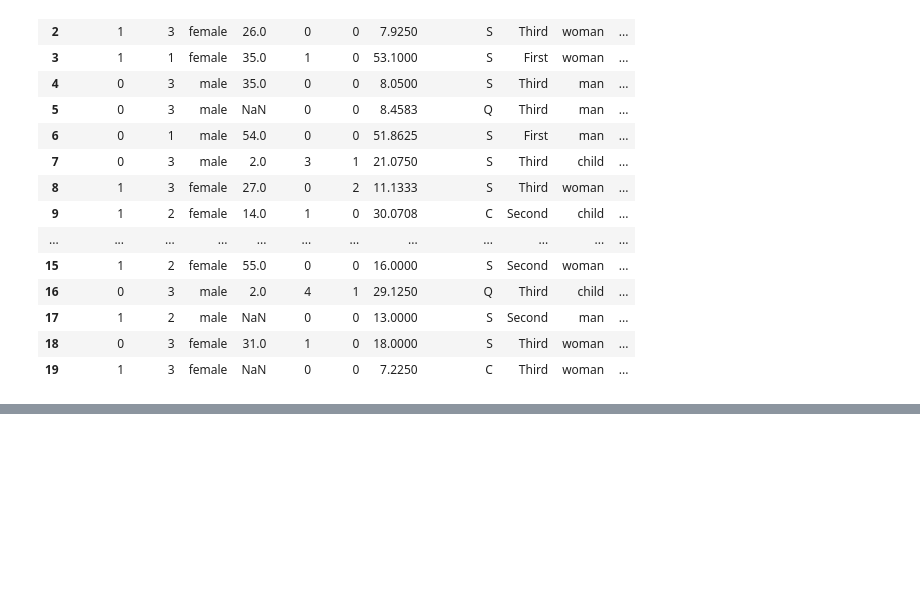
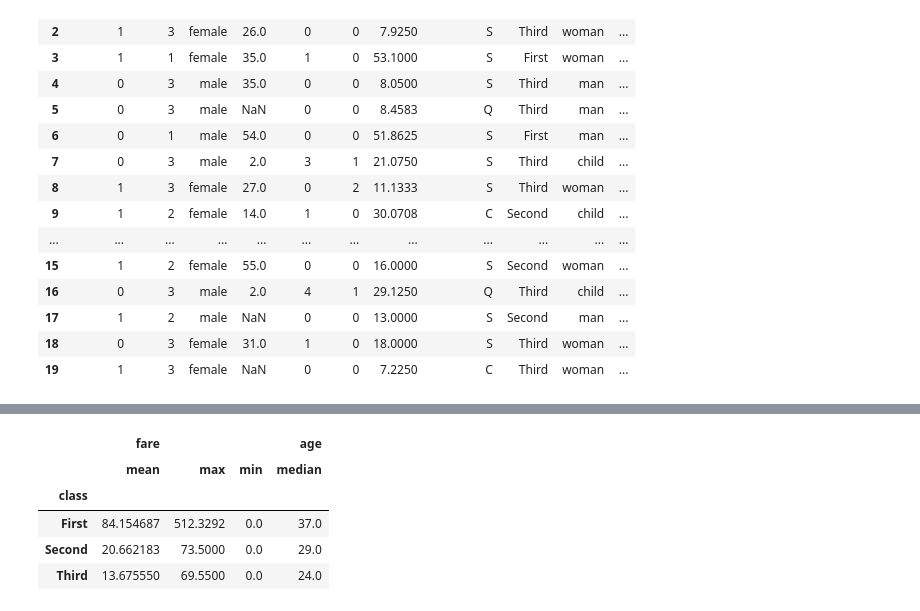
Before and after one commit to RoktimTaye/TIHAN-HYDRABAD-CLASSES, a Jupyter notebook: MODULE 1/Titanic.ipynb, the cells around one changed output, grey strips where cells are left out. Drawn from its saved outputs; the diff is of its cells as text; code cells hidden in the pictures; blank space fills up the shorter version.

Commit message:
August 4 second commit

```diff
--- a/MODULE 1/Titanic.ipynb
+++ b/MODULE 1/Titanic.ipynb
@@ -225,0 +229,10 @@ df
+# %%
+agg_stat = df.groupby('class').agg({'fare': ['mean', 'max', 'min'], 'age': 'median'})
+agg_stat
+# %% [output]
+|  | fare |  |  | age |
+|  | mean | max | min | median |
+| class |  |  |  |  |
+| First | 84.154687 | 512.3292 | 0.0 | 37.0 |
+| Second | 20.662183 | 73.5000 | 0.0 | 29.0 |
+| Third | 13.675550 | 69.5500 | 0.0 | 24.0 |
```
Also changed, not shown: parts of 7 cells of this notebook.
